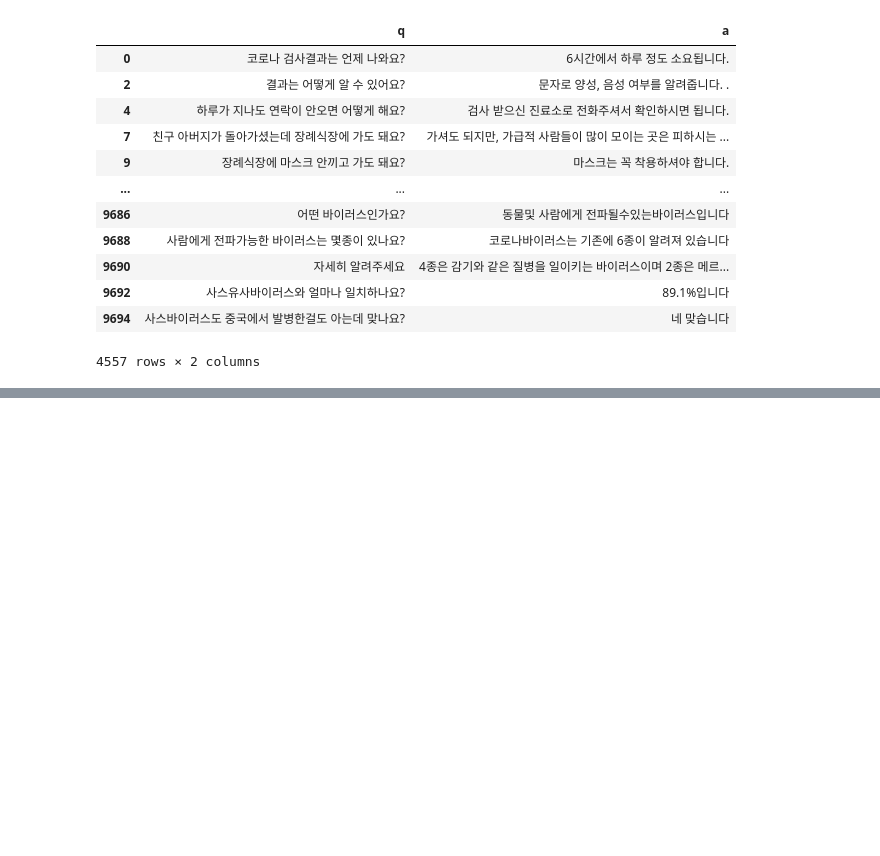
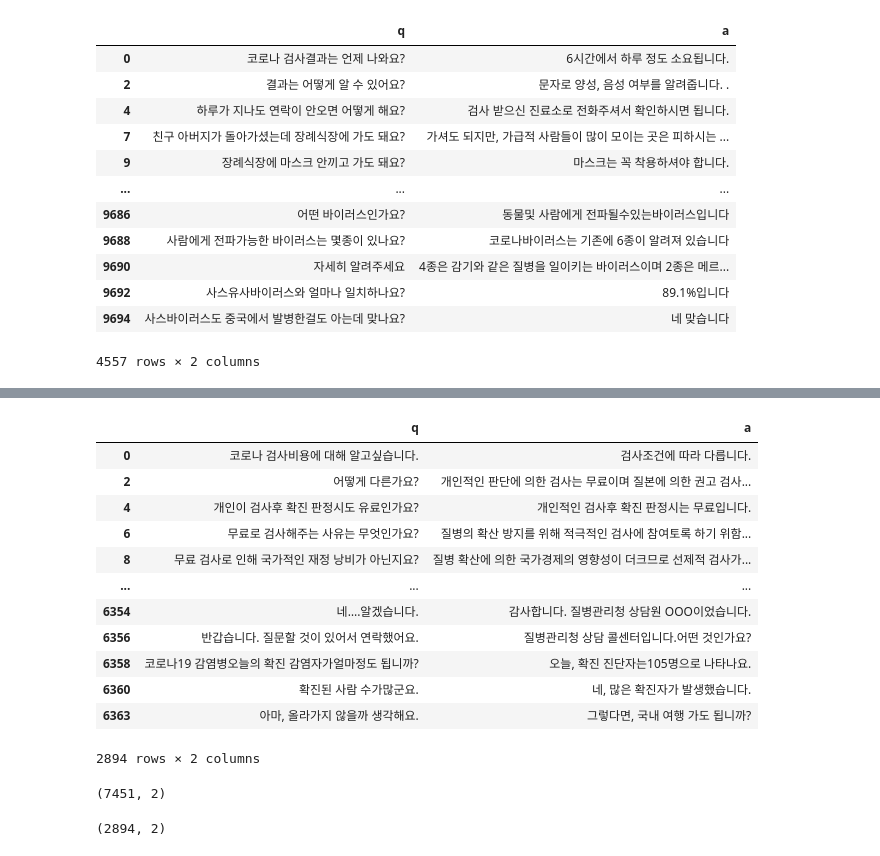
Before and after one commit to horry10/gjs39chat1, a Jupyter notebook: 데이터정제-Copy1.ipynb, the cells around one changed output, grey strips where cells are left out. Drawn from its saved outputs; the diff is of its cells as text; code cells hidden in the pictures; blank space fills up the shorter version.

```diff
--- a/데이터정제-Copy1.ipynb
+++ b/데이터정제-Copy1.ipynb
@@ -129 +169,25 @@ dataset
+# %%
+import pandas as pd
+import numpy as np
+dataset2 = pd.DataFrame({'q': df112['a'], 'a': df111['c'] })
+dataset2
+dataset2['q'].replace('', np.nan, inplace=True)
+dataset2['a'].replace('', np.nan, inplace=True)
+dataset2.dropna(subset=['q'], inplace=True)
+dataset2.dropna(subset=['a'], inplace=True)
+dataset2
+# %% [output]
+|  | q | a |
+| 0 | 코로나 검사비용에 대해 알고싶습니다. | 검사조건에 따라 다릅니다. |
+| 2 | 어떻게 다른가요? | 개인적인 판단에 의한 검사는 무료이며 질본에 의한 권고 검사... |
+| 4 | 개인이 검사후 확진 판정시도 유료인가요? | 개인적인 검사후 확진 판정시는 무료입니다. |
+| 6 | 무료로 검사해주는 사유는 무엇인가요? | 질병의 확산 방지를 위해 적극적인 검사에 참여토록 하기 위함... |
+| 8 | 무료 검사로 인해 국가적인 재정 낭비가 아닌지요? | 질병 확산에 의한 국가경제의 영향성이 더크므로 선제적 검사가... |
+| ... | ... | ... |
+| 6354 | 네….알겠습니다. | 감사합니다. 질병관리청 상담원 OOO이었습니다. |
+| 6356 | 반갑습니다. 질문할 것이 있어서 연락했어요. | 질병관리청 상담 콜센터입니다.어떤 것인가요? |
+| 6358 | 코로나19 감염병오늘의 확진 감염자가얼마정도 됩니까? | 오늘, 확진 진단자는105명으로 나타나요. |
+| 6360 | 확진된 사람 수가많군요. | 네, 많은 확진자가 발생했습니다. |
+| 6363 | 아마, 올라가지 않을까 생각해요. | 그렇다면, 국내 여행 가도 됩니까? |
+2894 rows × 2 columns
 # %%
@@ -130,0 +198,8 @@ dataset.to_csv(r'training.csv', index=False)
+# %%
+datareal.shape
+# %% [output]
+(7451, 2)
+# %%
+dataset1.shape
+# %% [output]
+(2894, 2)
```
Also changed, not shown: parts of 3 cells of this notebook.
